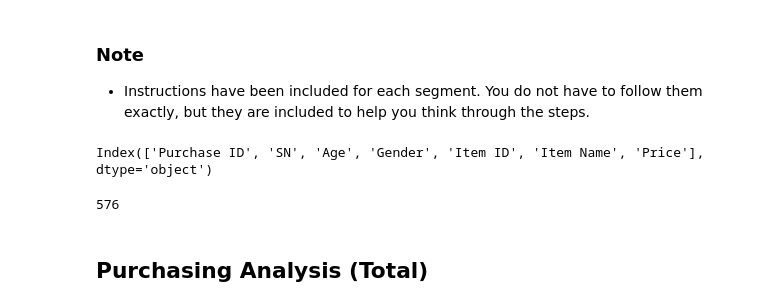
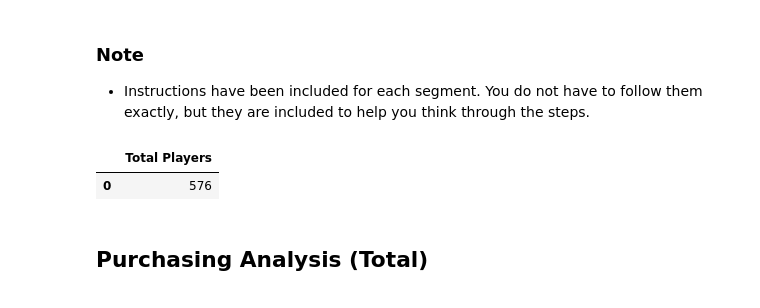
Before and after one commit to summerspj/HeroesOfPymoli, a Jupyter notebook: HeroesOfPymoli_starter.ipynb, the cells around one changed output. Cells and saved outputs as stored; diff of their text form; code cells hidden in the pictures.

```diff
--- a/HeroesOfPymoli_starter.ipynb
+++ b/HeroesOfPymoli_starter.ipynb
@@ -17,18 +17,17 @@ file_to_load = "Resources/purchase_data.csv"
 
 # Read Purchasing File and store into Pandas data frame
 purchase_data = pd.read_csv(file_to_load)
-
-purchase_data.columns
-# %% [output]
-Index(['Purchase ID', 'SN', 'Age', 'Gender', 'Item ID', 'Item Name', 'Price'], dtype='object')
 # %%
 #Display total number of players
 #0	576 - expected results
 
 player_count = purchase_data['SN'].value_counts()
-player_count.count()
+
+player_count_df = pd.DataFrame({"Total Players" : [player_count.count()]})
+player_count_df.head()
 # %% [output]
-576
+|  | Total Players |
+| 0 | 576 |
 # %% [markdown]
 ## Purchasing Analysis (Total)
 # %% [markdown]
```
Also changed, not shown: parts of 13 cells of this notebook.
